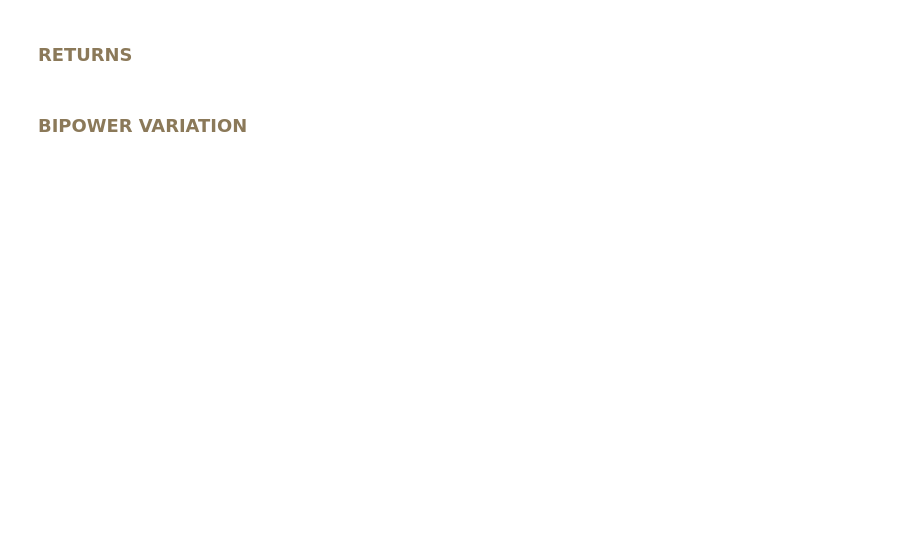
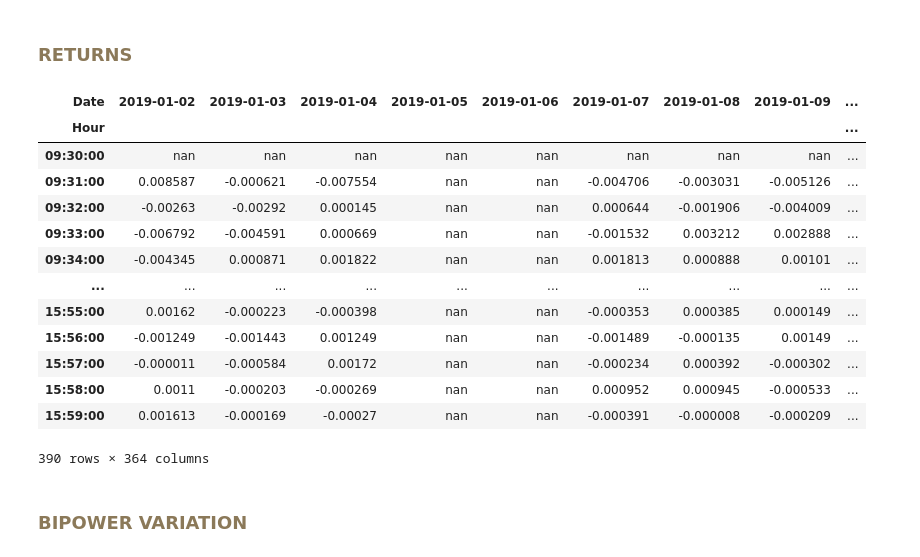
Before and after one commit to f-montenegro/ADIA-Exogenous-Information-in-HFT, a Jupyter notebook: L2_Execution/pipeline_example.ipynb, the cells around one changed output. Saved outputs shown, nothing was run; the diff lists cells and outputs as text; code cells hidden in the pictures; blank space fills up the shorter version.

```diff
--- a/L2_Execution/pipeline_example.ipynb
+++ b/L2_Execution/pipeline_example.ipynb
@@ -46,8 +68,22 @@ df_prices
 <H3 style="color:#8B7959">RETURNS</H3>
 # %%
 # Calculate returns
-df_returns = pipeline.returns(df_input=df_prices)
-df_returns
+df_returns.map(lambda x: '{:.6f}'.format(x).rstrip('0').rstrip('.'))
+# %% [output]
+| Date | 2019-01-02 | 2019-01-03 | 2019-01-04 | 2019-01-05 | 2019-01-06 | 2019-01-07 | 2019-01-08 | 2019-01-09 | ... |
+| Hour |  |  |  |  |  |  |  |  | ... |
+| 09:30:00 | nan | nan | nan | nan | nan | nan | nan | nan | ... |
+| 09:31:00 | 0.008587 | -0.000621 | -0.007554 | nan | nan | -0.004706 | -0.003031 | -0.005126 | ... |
+| 09:32:00 | -0.00263 | -0.00292 | 0.000145 | nan | nan | 0.000644 | -0.001906 | -0.004009 | ... |
+| 09:33:00 | -0.006792 | -0.004591 | 0.000669 | nan | nan | -0.001532 | 0.003212 | 0.002888 | ... |
+| 09:34:00 | -0.004345 | 0.000871 | 0.001822 | nan | nan | 0.001813 | 0.000888 | 0.00101 | ... |
+| ... | ... | ... | ... | ... | ... | ... | ... | ... | ... |
+| 15:55:00 | 0.00162 | -0.000223 | -0.000398 | nan | nan | -0.000353 | 0.000385 | 0.000149 | ... |
+| 15:56:00 | -0.001249 | -0.001443 | 0.001249 | nan | nan | -0.001489 | -0.000135 | 0.00149 | ... |
+| 15:57:00 | -0.000011 | -0.000584 | 0.00172 | nan | nan | -0.000234 | 0.000392 | -0.000302 | ... |
+| 15:58:00 | 0.0011 | -0.000203 | -0.000269 | nan | nan | 0.000952 | 0.000945 | -0.000533 | ... |
+| 15:59:00 | 0.001613 | -0.000169 | -0.00027 | nan | nan | -0.000391 | -0.000008 | -0.000209 | ... |
+390 rows × 364 columns
 # %% [markdown]
 <H3 style="color:#8B7959">BIPOWER VARIATION</H3>
 # %%
```
Also changed, not shown: parts of 45 cells of this notebook.
